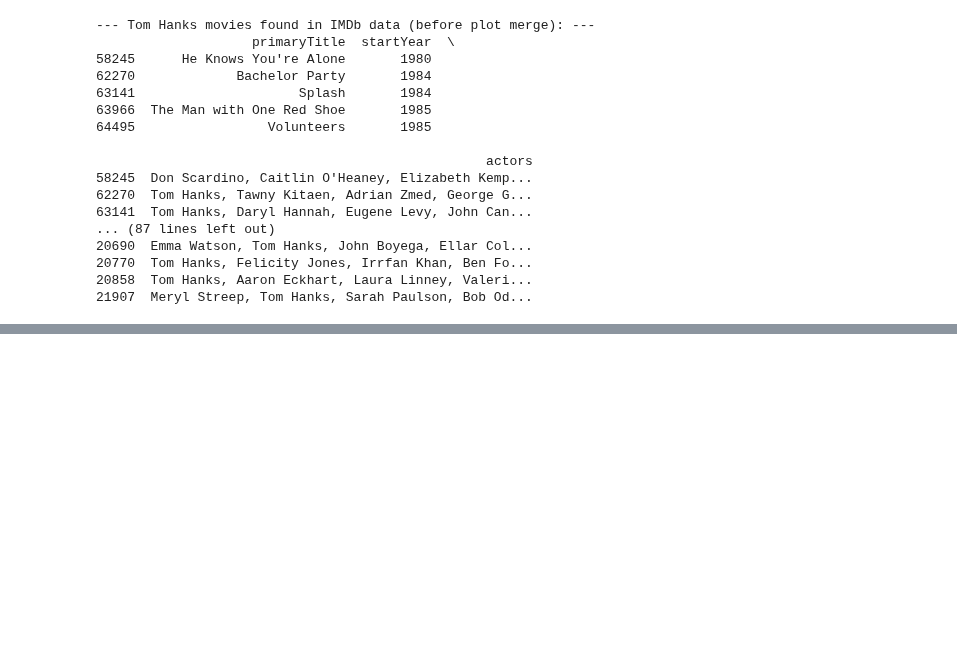
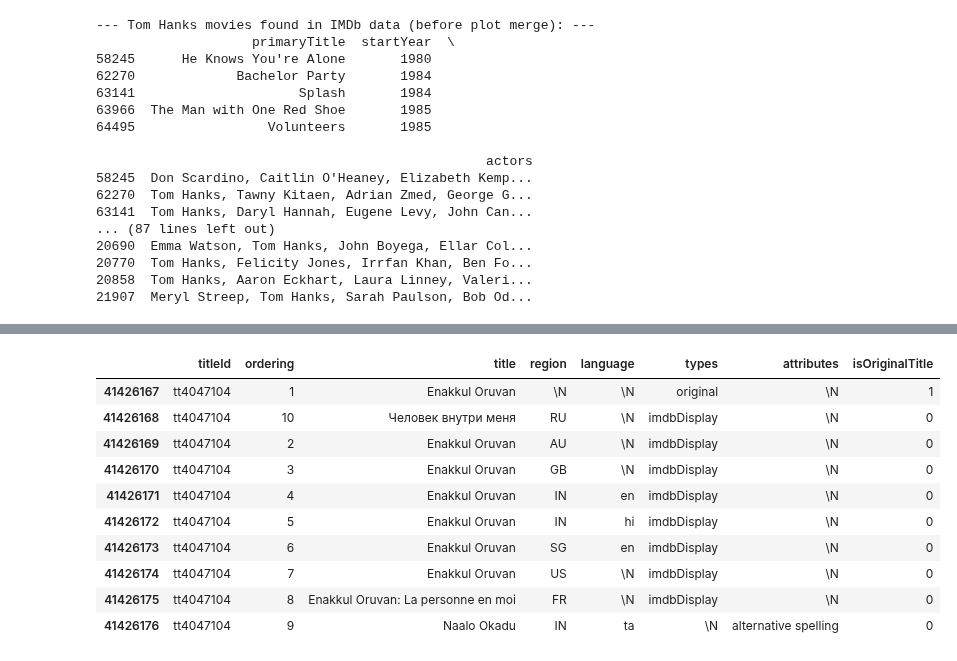
Before and after one commit to vinovator/semantic-movie-recommender, a Jupyter notebook: notebooks/01_data_exploration_and_cleaning.ipynb, the cells around one changed output, grey strips where cells are left out. Drawn from its saved outputs; the diff is of its cells as text; code cells hidden in the pictures; blank space fills up the shorter version.

```diff
--- a/notebooks/01_data_exploration_and_cleaning.ipynb
+++ b/notebooks/01_data_exploration_and_cleaning.ipynb
@@ -713,0 +733,14 @@ final_df_check.head()
+# %%
+akas_df[akas_df["titleId"] == "tt4047104"]
+# %% [output]
+|  | titleId | ordering | title | region | language | types | attributes | isOriginalTitle |
+| 41426167 | tt4047104 | 1 | Enakkul Oruvan | \N | \N | original | \N | 1 |
+| 41426168 | tt4047104 | 10 | Человек внутри меня | RU | \N | imdbDisplay | \N | 0 |
+| 41426169 | tt4047104 | 2 | Enakkul Oruvan | AU | \N | imdbDisplay | \N | 0 |
+| 41426170 | tt4047104 | 3 | Enakkul Oruvan | GB | \N | imdbDisplay | \N | 0 |
+| 41426171 | tt4047104 | 4 | Enakkul Oruvan | IN | en | imdbDisplay | \N | 0 |
+| 41426172 | tt4047104 | 5 | Enakkul Oruvan | IN | hi | imdbDisplay | \N | 0 |
+| 41426173 | tt4047104 | 6 | Enakkul Oruvan | SG | en | imdbDisplay | \N | 0 |
+| 41426174 | tt4047104 | 7 | Enakkul Oruvan | US | \N | imdbDisplay | \N | 0 |
+| 41426175 | tt4047104 | 8 | Enakkul Oruvan: La personne en moi | FR | \N | imdbDisplay | \N | 0 |
+| 41426176 | tt4047104 | 9 | Naalo Okadu | IN | ta | \N | alternative spelling | 0 |
```
Also changed, not shown: parts of 3 cells of this notebook, 3 other files.
